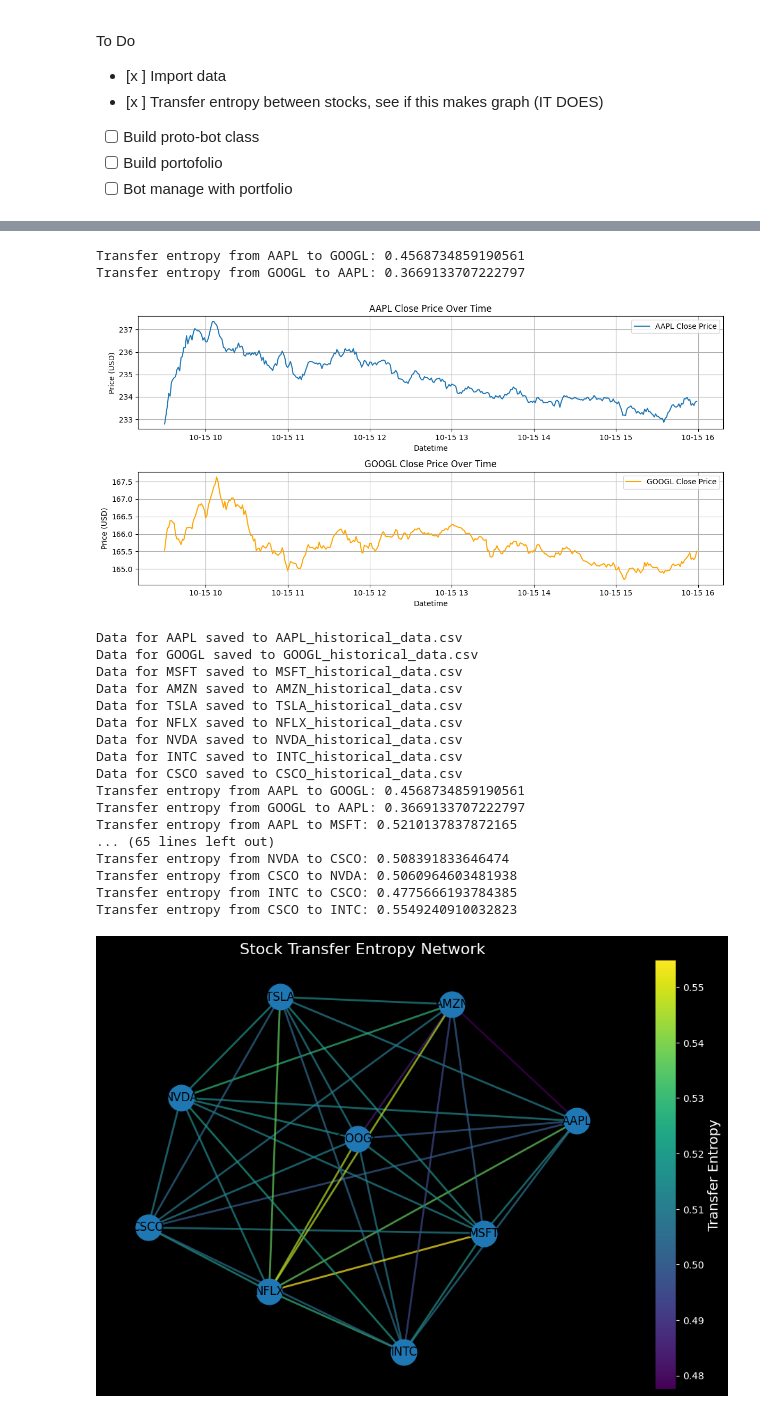
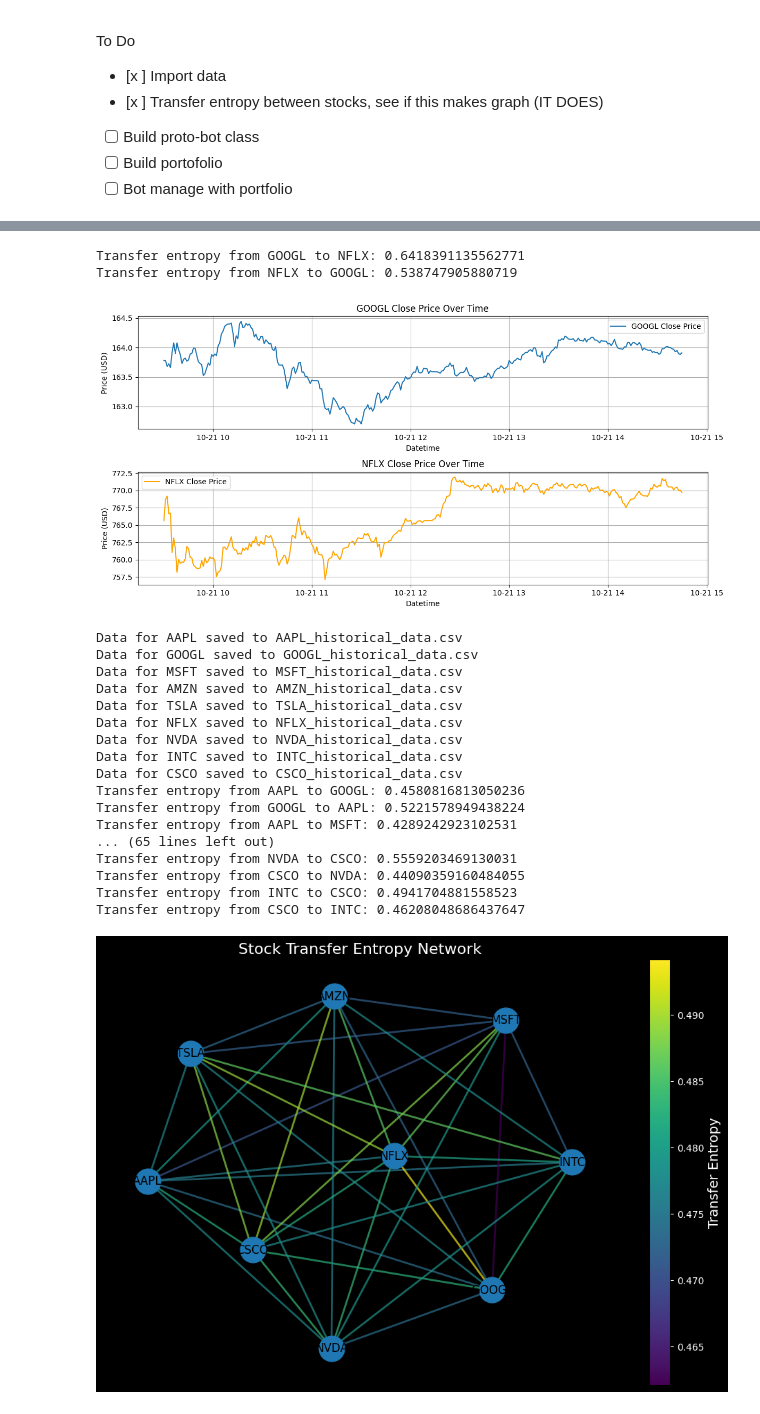
Before and after one commit to Globbo-The-Glob/TigerRider, a Jupyter notebook: Transfer_entropy_stocks.ipynb, the cells around one changed output, grey strips where cells are left out. Drawn from its saved outputs; the diff is of its cells as text; code cells hidden in the pictures.

```diff
--- a/Transfer_entropy_stocks.ipynb
+++ b/Transfer_entropy_stocks.ipynb
@@ -32,7 +32,7 @@ import matplotlib.cm as cm
 from matplotlib.colors import Normalize
 # %%
 # Function to fetch and update stock data
-def fetch_and_save_stock_data(ticker, period='1d', interval='1m'):
+def fetch_and_save_stock_data(ticker,csv_tf, period='1d', interval='1m'):
     stock = yf.Ticker(ticker)
 
     try:
@@ -45,12 +45,12 @@ def fetch_and_save_stock_data(ticker, period='1d', interval='1m'):
         # Ensure the Datetime index is in proper format
         if not isinstance(data.index, pd.DatetimeIndex):
             data.index = pd.to_datetime(data.index)
+        if csv_tf == True:
+            # Save the data in a CSV file
+            filename = f"{ticker}_historical_data.csv"
+            data.to_csv(filename, index=True)
 
-        # Save the data in a CSV file
-        filename = f"{ticker}_historical_data.csv"
-        data.to_csv(filename, index=True)
-
-        print(f"Data for {ticker} saved to {filename}")
+            print(f"Data for {ticker} saved to {filename}")
     except Exception as e:
         print(f"Error fetching data for {ticker}: {e}")
     return data
@@ -59,10 +59,10 @@ def fetch_and_save_stock_data(ticker, period='1d', interval='1m'):
 
 
 # Fetch data for two stocks
-stock_1 = "AAPL"  # Apple
-stock_2 = "GOOGL"  # Google
+stock_1 = "GOOGL"  # Apple
+stock_2 = "NFLX"  # Google
 
 # Fetch and save stock data for both
-data_1 = fetch_and_save_stock_data(stock_1)
-data_2 = fetch_and_save_stock_data(stock_2)
+data_1 = fetch_and_save_stock_data(stock_1,True)
+data_2 = fetch_and_save_stock_data(stock_2,True)
 # %% [output]
@@ -124,8 +124,8 @@ te_2_to_1 = calculate_transfer_entropy(close_prices_2, close_prices_1,k)
 print(f"Transfer entropy from {stock_1} to {stock_2}: {te_1_to_2}")
 print(f"Transfer entropy from {stock_2} to {stock_1}: {te_2_to_1}")
 # %% [output]
-Transfer entropy from AAPL to GOOGL: 0.4568734859190561
-Transfer entropy from GOOGL to AAPL: 0.3669133707222797
+Transfer entropy from GOOGL to NFLX: 0.6418391135562771
+Transfer entropy from NFLX to GOOGL: 0.538747905880719
 # %%
 # Plot the stock prices and transfer entropy values
 plt.figure(figsize=(12, 6))
@@ -151,7 +151,7 @@ plt.legend()
 plt.tight_layout()
 plt.show()
 # %% [output]
-[figure, old version]
+[figure, new version]
 # %%
 def create_graph(te_dict):
     G = nx.Graph()
@@ -172,11 +172,14 @@ def create_graph(te_dict):
     return G, te_values
 # %%
 # Fetch data for 10 stocks
+# Fetch data for 10 stocks
 tickers = ["AAPL", "GOOGL", "MSFT", "AMZN", "TSLA", "NFLX", "NVDA", "INTC", "CSCO"]
+number = np.zeros(len(tickers))
+portfolio = dict(zip(tickers,number))
 data = {}  # Initialize an empty dictionary to store data
 
 for ticker in tickers:
-    data[ticker] = fetch_and_save_stock_data(ticker)  # Store each ticker's data
+    data[ticker] = fetch_and_save_stock_data(ticker,True)  # Store each ticker's data
 
 # Calculate transfer entropy for each pair of stocks
 transfer_entropy_dict = {}
@@ -227,38 +230,38 @@ nx.draw_networkx_labels(graph, pos, font_size=12)
 # # Add color bar for transfer entropy
 # sm = plt.cm.ScalarMappable(cmap=cm.viridis, norm=Normalize(vmin=min(te_values), vmax=max(te_values)))
 # sm.set_array([])  # Only needed for older Matplotlib versions
 # # Create a colorbar
 sm = plt.cm.ScalarMappable(cmap='viridis', norm=Normalize(vmin=min(te_values), vmax=max(te_values)))
 sm.set_array([])  # Only needed for older versions of matplotlib
 # Explicitly specify the current axes for the color bar
 cbar = plt.colorbar(sm, ax=plt.gca(), label='Transfer Entropy')
 cbar.set_label('Transfer Entropy', fontsize=14, color='white')
 cbar.ax.yaxis.set_tick_params(color='white')
 cbar.ax.yaxis.set_tick_params(labelcolor='white')
 # Change the background color of the plot
 plt.gca().set_facecolor('black')  # Set background color
 plt.gcf().patch.set_facecolor('black')  # Set figure background color
 
 # Set the title and show the plot
 plt.title("Stock Transfer Entropy Network", fontsize=16, color='white')
 plt.axis('off')  # Hide axes
 plt.show()
 # %% [output]
 Data for AAPL saved to AAPL_historical_data.csv
 Data for GOOGL saved to GOOGL_historical_data.csv
 Data for MSFT saved to MSFT_historical_data.csv
 Data for AMZN saved to AMZN_historical_data.csv
 Data for TSLA saved to TSLA_historical_data.csv
 Data for NFLX saved to NFLX_historical_data.csv
 Data for NVDA saved to NVDA_historical_data.csv
 Data for INTC saved to INTC_historical_data.csv
 Data for CSCO saved to CSCO_historical_data.csv
-Transfer entropy from AAPL to GOOGL: 0.4568734859190561
-Transfer entropy from GOOGL to AAPL: 0.3669133707222797
-Transfer entropy from AAPL to MSFT: 0.5210137837872165
+Transfer entropy from AAPL to GOOGL: 0.4580816813050236
+Transfer entropy from GOOGL to AAPL: 0.5221578949438224
+Transfer entropy from AAPL to MSFT: 0.4289242923102531
 ... (65 lines left out)
-Transfer entropy from NVDA to CSCO: 0.508391833646474
-Transfer entropy from CSCO to NVDA: 0.5060964603481938
-Transfer entropy from INTC to CSCO: 0.4775666193784385
-Transfer entropy from CSCO to INTC: 0.5549240910032823
+Transfer entropy from NVDA to CSCO: 0.5559203469130031
+Transfer entropy from CSCO to NVDA: 0.44090359160484055
+Transfer entropy from INTC to CSCO: 0.4941704881558523
+Transfer entropy from CSCO to INTC: 0.46208048686437647
-[figure, old version]
+[figure, new version]
```
Also changed, not shown: parts of 4 cells of this notebook, 9 other files.
